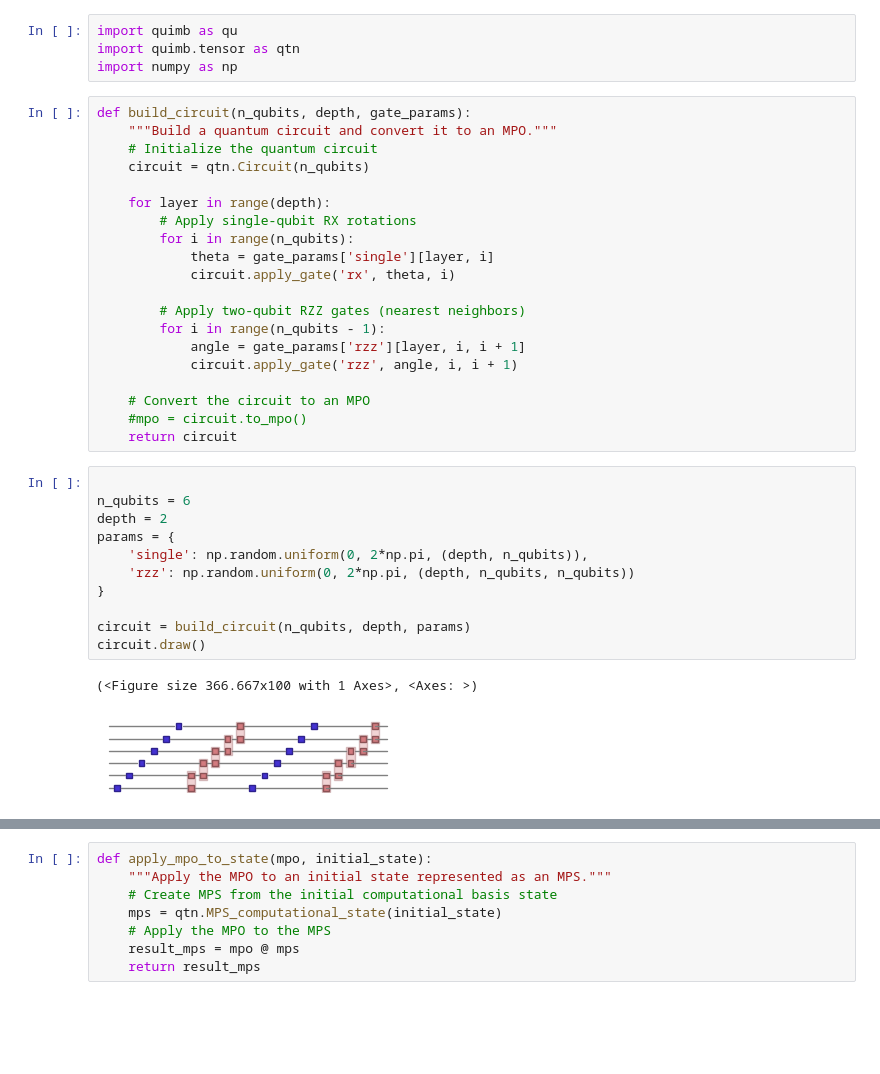
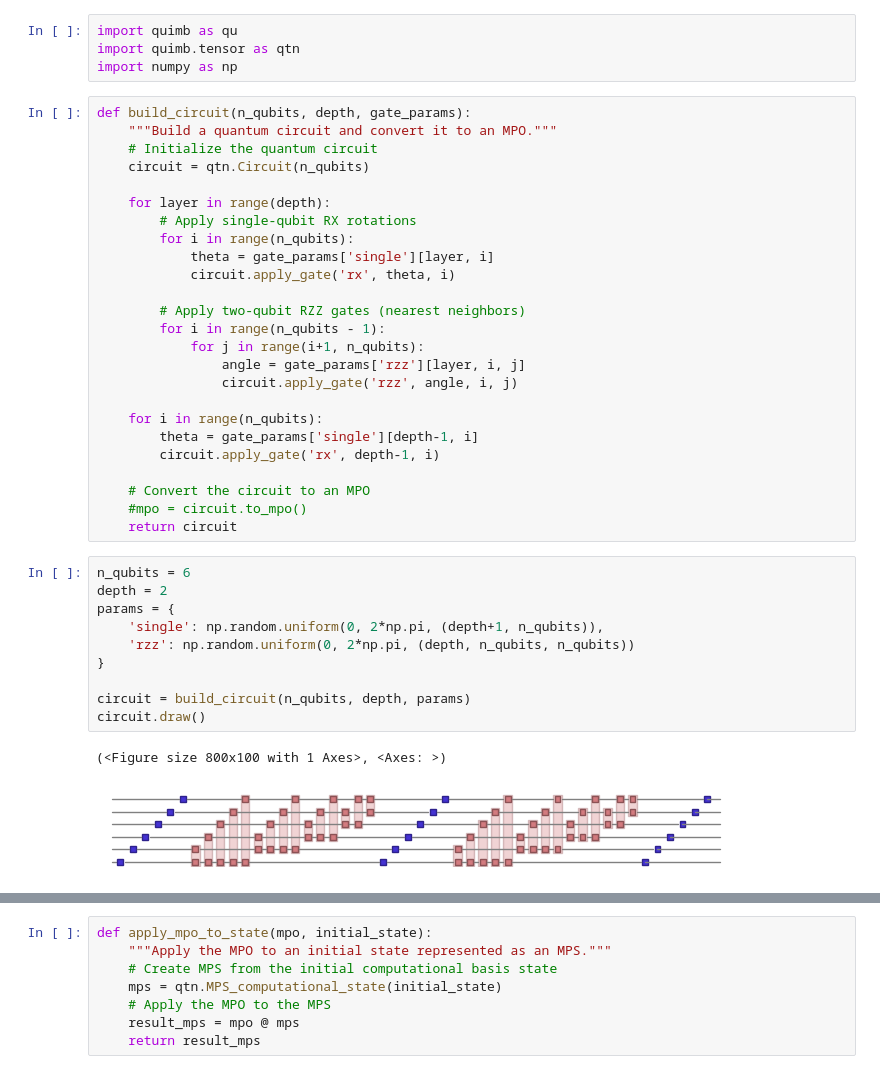
Before and after one commit to vinitX/Quantum-Sampling, a Jupyter notebook: quimb.ipynb, the cells around one changed output, grey strips where cells are left out. Saved outputs shown, nothing was run; the diff lists cells and outputs as text; blank space fills up the shorter version.

Commit message:
circuit_mpo

```diff
--- a/quimb.ipynb
+++ b/quimb.ipynb
@@ -16,23 +16,27 @@ def build_circuit(n_qubits, depth, gate_params):
 
         # Apply two-qubit RZZ gates (nearest neighbors)
         for i in range(n_qubits - 1):
-            angle = gate_params['rzz'][layer, i, i + 1]
-            circuit.apply_gate('rzz', angle, i, i + 1)
+            for j in range(i+1, n_qubits):
+                angle = gate_params['rzz'][layer, i, j]
+                circuit.apply_gate('rzz', angle, i, j)
+
+    for i in range(n_qubits):
+        theta = gate_params['single'][depth-1, i]
+        circuit.apply_gate('rx', depth-1, i)
 
     # Convert the circuit to an MPO
     #mpo = circuit.to_mpo()
     return circuit
 # %%
-
 n_qubits = 6
 depth = 2
 params = {
-    'single': np.random.uniform(0, 2*np.pi, (depth, n_qubits)),
+    'single': np.random.uniform(0, 2*np.pi, (depth+1, n_qubits)),
     'rzz': np.random.uniform(0, 2*np.pi, (depth, n_qubits, n_qubits))
 }
 
 circuit = build_circuit(n_qubits, depth, params)
 circuit.draw()
 # %% [output]
-(<Figure size 366.667x100 with 1 Axes>, <Axes: >)
+(<Figure size 800x100 with 1 Axes>, <Axes: >)
-[figure, old version]
+[figure, new version]
```
Also changed, not shown: parts of 11 cells of this notebook.
